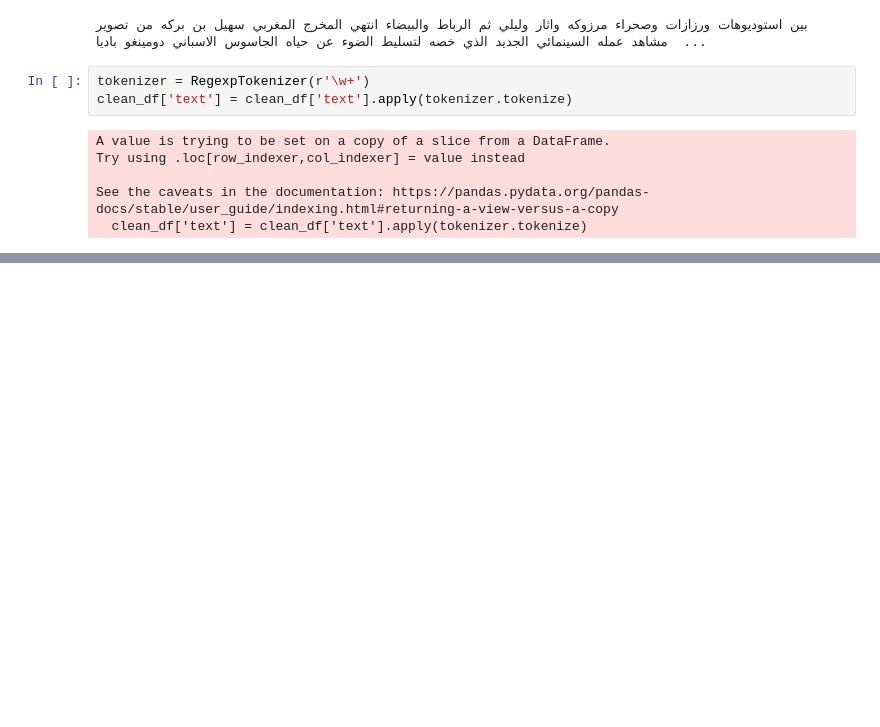
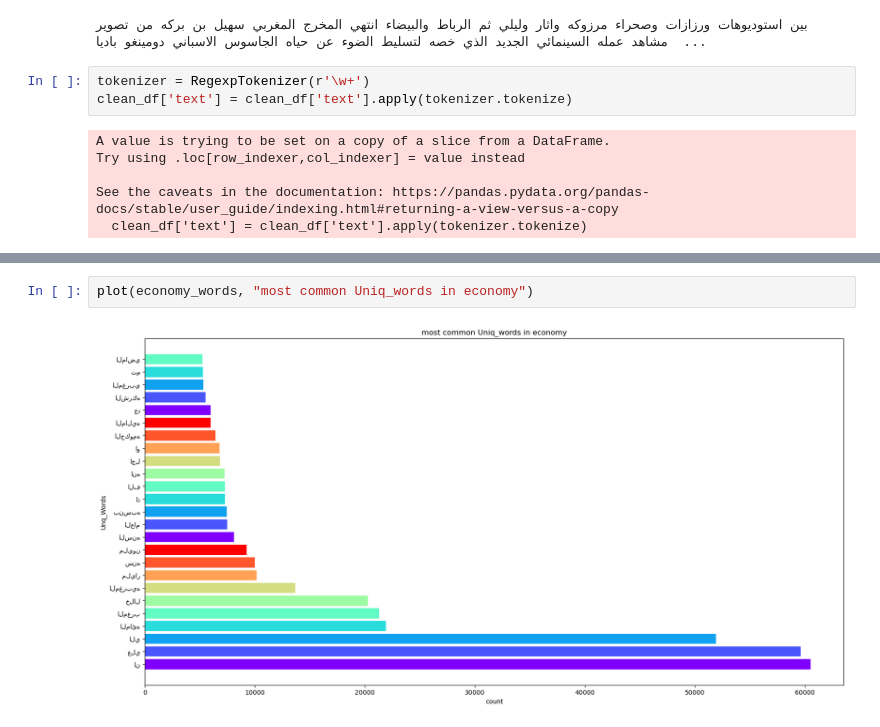
Before and after one commit to MohamedLeminLehcene/Text_Arabic_Classification_With_NLP, a Jupyter notebook: main_news_cls.ipynb, the cells around one changed output, grey strips where cells are left out. Saved outputs shown, nothing was run; the diff lists cells and outputs as text; blank space fills up the shorter version.

```diff
--- a/main_news_cls.ipynb
+++ b/main_news_cls.ipynb
@@ -349,0 +380,4 @@ max sentence length 2060
+# %%
+plot(economy_words, "most common Uniq_words in economy")
+# %% [output]
+[figure, added]
```
Also changed, not shown: parts of 29 cells of this notebook.
